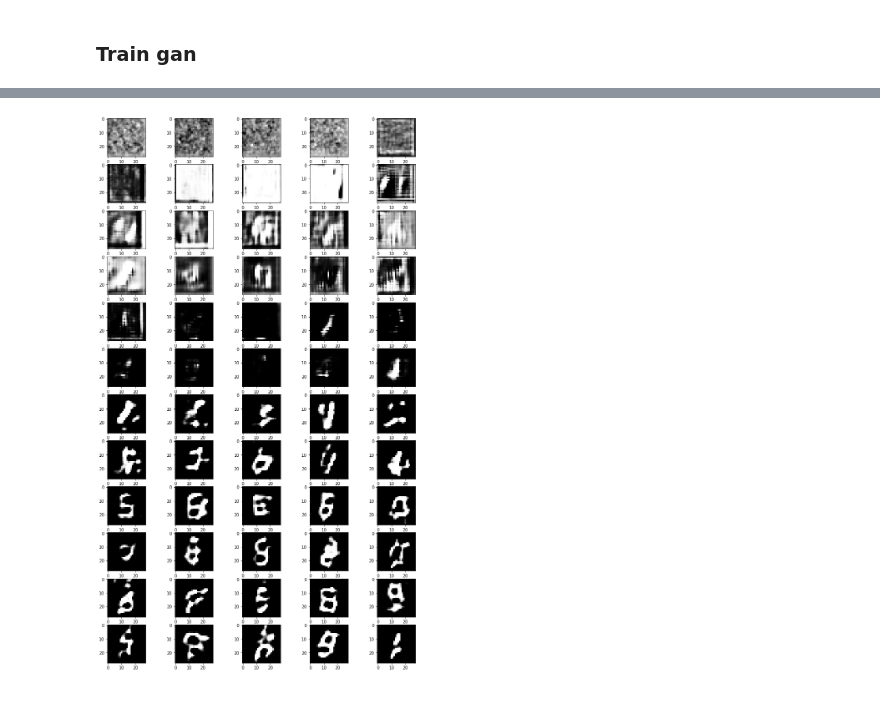
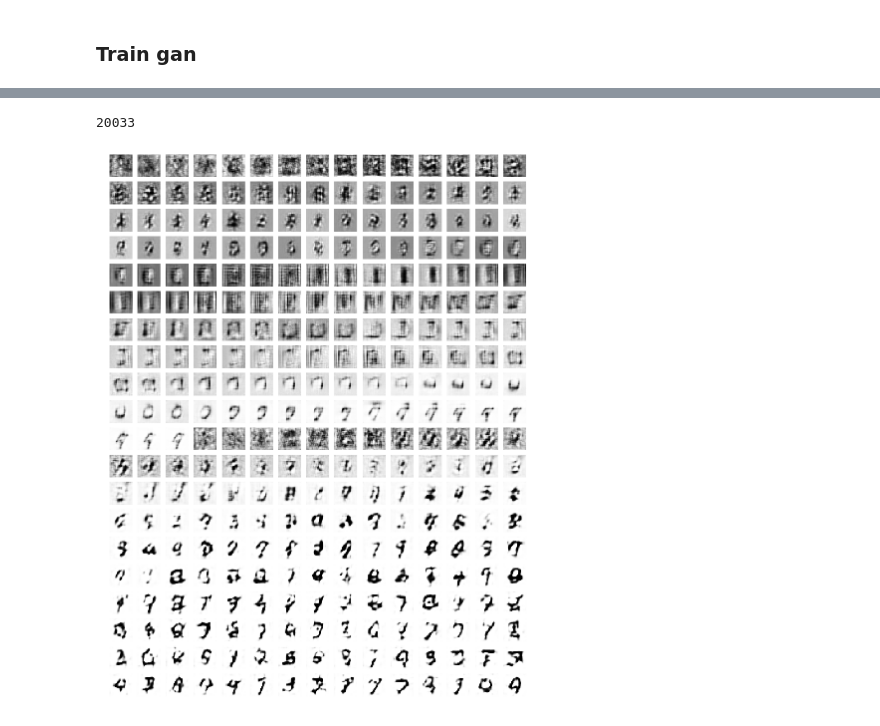
Before and after one commit to devill/keras_playground, a Jupyter notebook: my_notebooks/MNIST/gan_v1.ipynb, the cells around one changed output, grey strips where cells are left out. Cells and saved outputs as stored; diff of their text form; code cells hidden in the pictures.

```diff
--- a/my_notebooks/MNIST/gan_v1.ipynb
+++ b/my_notebooks/MNIST/gan_v1.ipynb
@@ -205,0 +271,3 @@ def train_gan(epochs=5000, batch_size=32):
+# %%
+for i in range(32):
+    add_to_replay_images()
@@ -248,5 +333,7 @@ generator.summary()
-# %%
-plots([fake_image_history[i*math.floor(len(fake_image_history)/60)] for i in range(60)], figsize=(14,24), cmap='gray', rows=12)
-# %% [output]
-[figure, removed]
+# %%
+print(len(replay_images))
+plots([replay_images[i*math.floor(len(replay_images)/300)] for i in range(300)])
+# %% [output]
+20033
+[figure, added]
 # %%
```
Also changed, not shown: parts of 27 cells of this notebook.
